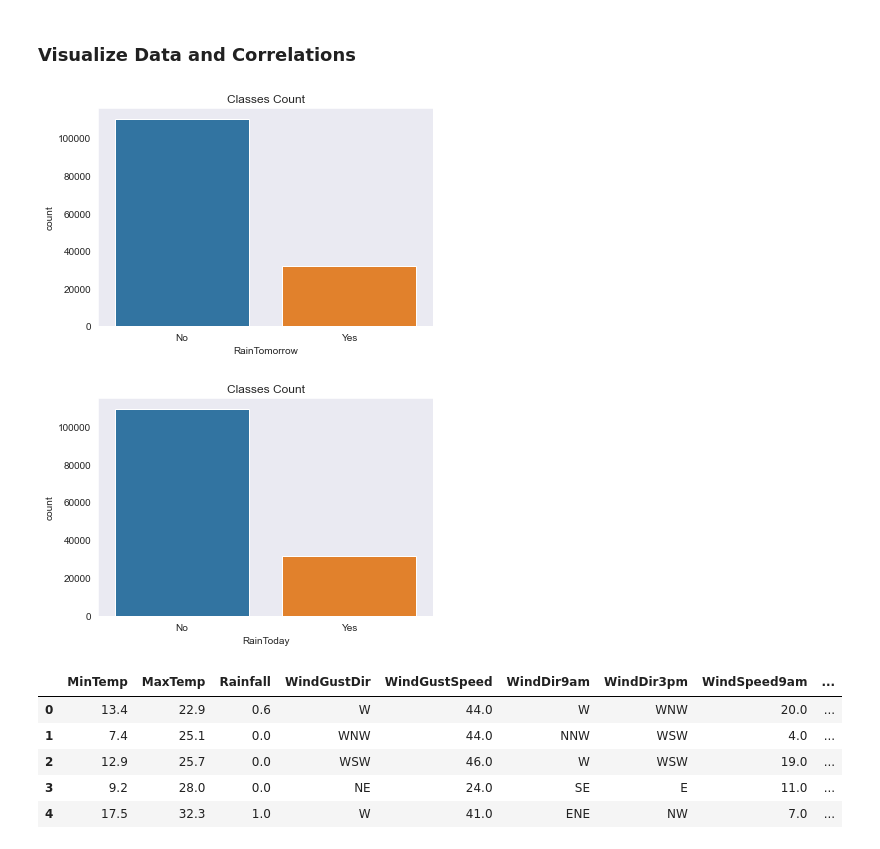
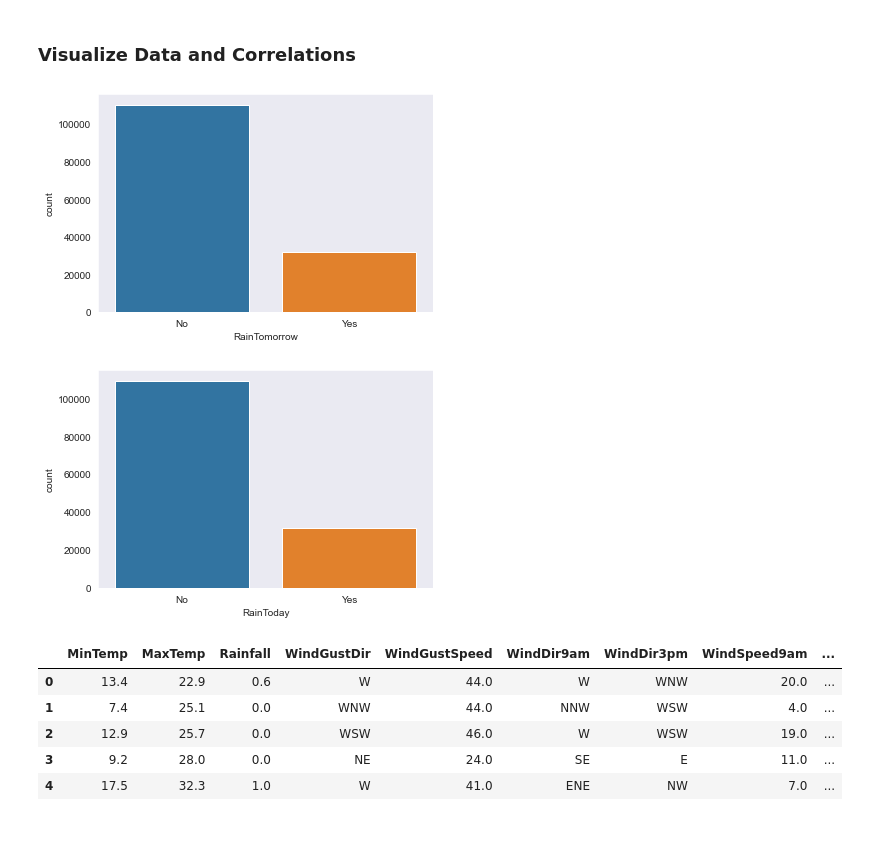
Before and after one commit to AbdallahHussien4/Rain-Rate-Expectation, a Jupyter notebook: main.ipynb, the cells around one changed output. Cells and saved outputs as stored; diff of their text form; code cells hidden in the pictures.

```diff
--- a/main.ipynb
+++ b/main.ipynb
@@ -144,22 +143,20 @@ data.head()
 # %%
 # See counts of each class for RainTomorrow in dataset.
 plt.figure()
 plt.subplot()
-plt.title("Classes Count")
 sns.countplot(x='RainTomorrow',data=data)
 plt.show()
 # We can see that data is unbalanced so maybe we need to do resampling.
 
 # See counts of each class for RainToday in dataset.
 plt.figure()
 plt.subplot()
-plt.title("Classes Count")
 sns.countplot(x='RainToday',data=data)
 plt.show()
 # We can notice that RainTomorrow and RainToday has the same histogram, so maybe they affect each other.
 # %% [output]
-[figure, old version]
+[figure, new version]
-[figure, old version]
+[figure, new version]
 # %%
 # Convert Raintomorrow and RainToday attributes into numericals.
 data['RainTomorrow'].replace(['No', 'Yes'],[0, 1], inplace=True)
```
Also changed, not shown: parts of 17 cells of this notebook, 1 other file.
